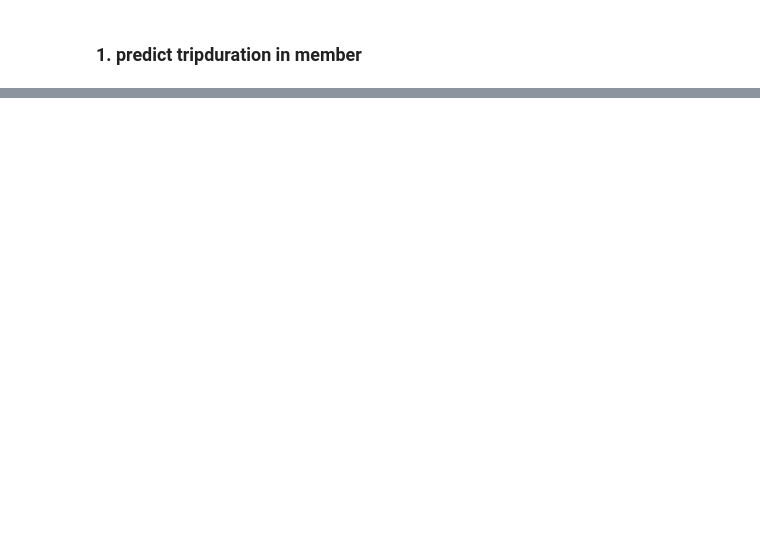
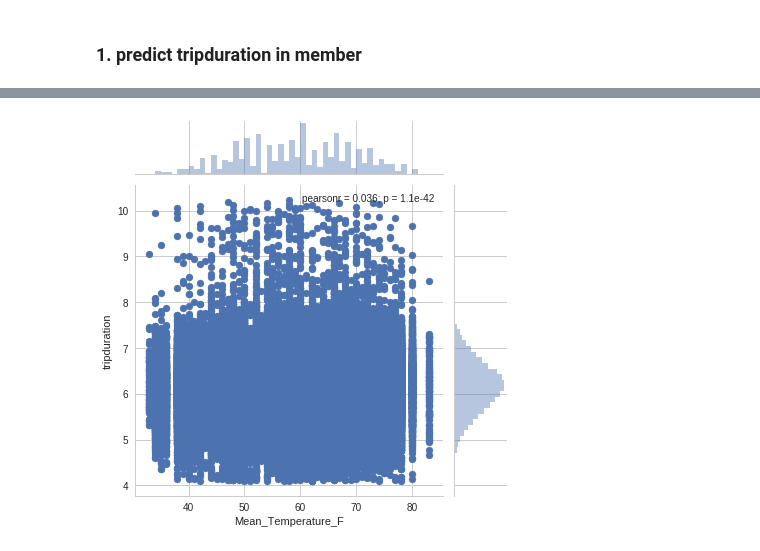
Before and after one commit to shinv1234/cycle_share, a Jupyter notebook: cycle_share_tripduration_predict.ipynb, the cells around one changed output, grey strips where cells are left out. Saved outputs shown, nothing was run; the diff lists cells and outputs as text; code cells hidden in the pictures; blank space fills up the shorter version.

```diff
--- a/cycle_share_tripduration_predict.ipynb
+++ b/cycle_share_tripduration_predict.ipynb
@@ -193,0 +192,4 @@ Name: install_date, dtype: int64
+# %%
+sns.jointplot(x=cs_lm_f.Mean_Temperature_F, y=np.log(cs_lm_t));
+# %% [output]
+[figure, added]
```
Also changed, not shown: parts of 71 cells of this notebook, 2 other files.
